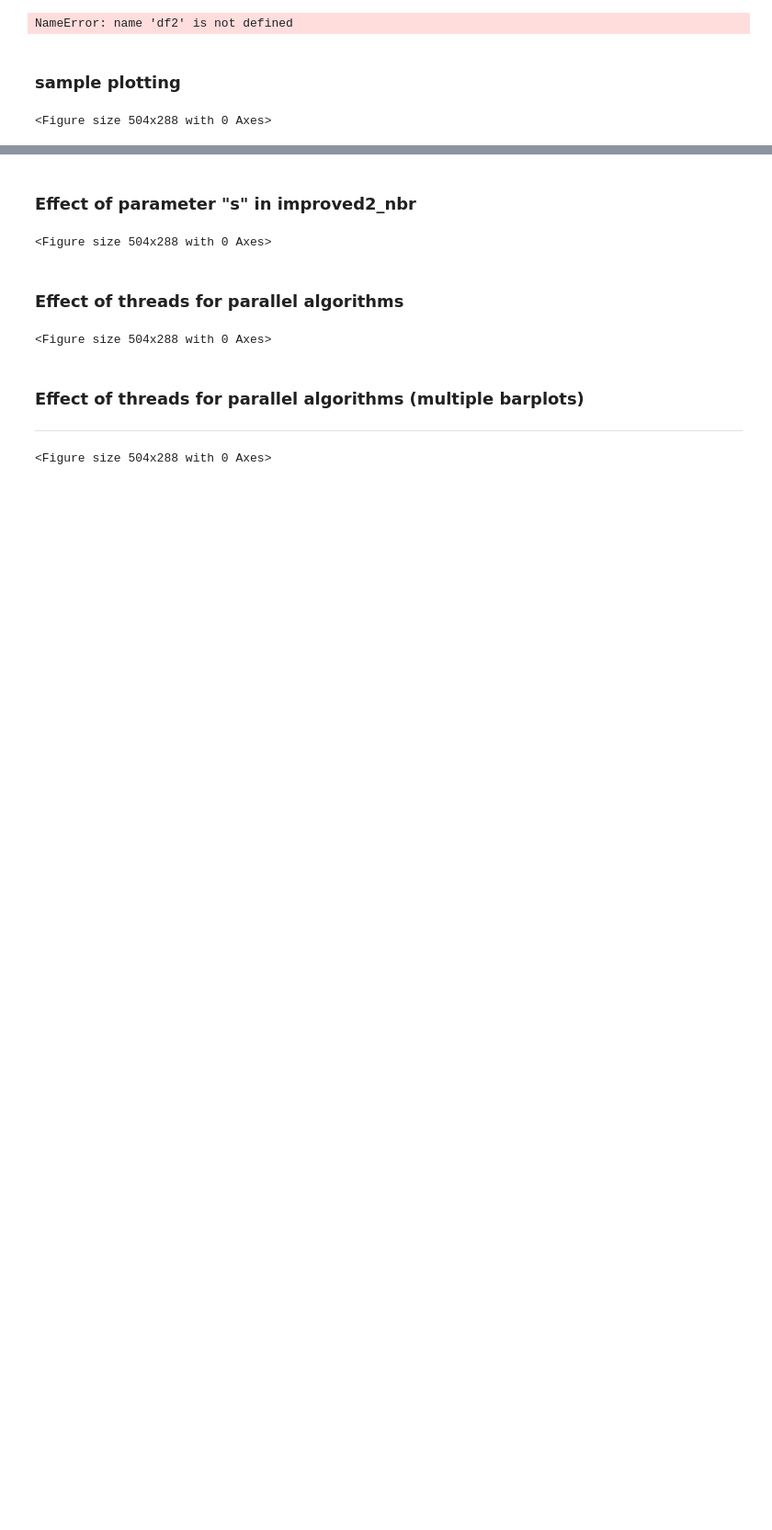
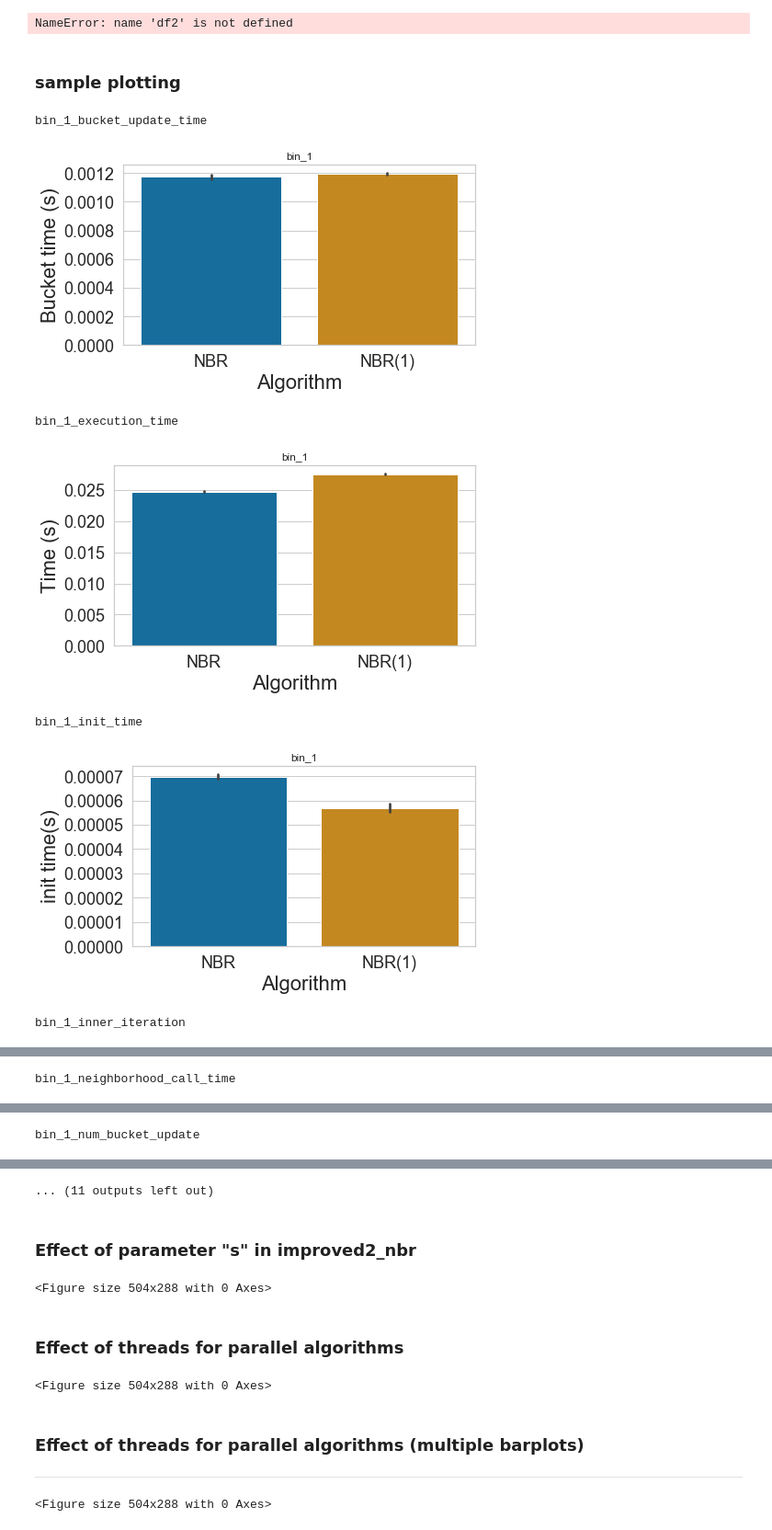
Before and after one commit to bishwamittra/scripts_hg-core-decomposition, a Jupyter notebook: read_output.ipynb, the cells around one changed output, grey strips where cells are left out. Shown at 92% size. Cells and saved outputs as stored; diff of their text form; code cells hidden in the pictures; blank space fills up the shorter version.

```diff
--- a/read_output.ipynb
+++ b/read_output.ipynb
@@ -50,7 +50,7 @@ NameError: name 'df2' is not defined
 # %% [markdown]
 ### sample plotting
 # %%
-save = True
+save = False
 
 
 sns.set(rc={'figure.figsize':(7,4)})
@@ -83,31 +83,37 @@ good_name_algo = {
 }
 
 # ['NBR', 'NBR(1)', 'NBR1s', 'NBR(2)',"pNBR(2)","pNBR(3)"]
 group_list = ['dataset']
 for key, item in df.groupby(group_list, as_index=False):
     # key contains dataset
     item['param_s'] = item['param_s'].astype(int)
     item = item.replace({"algo": good_name_algo})
     for y_axis in columns:
 
         sns.barplot(x='algo', y=y_axis, data=item, palette='colorblind', order=['NBR', 'NBR(1)'])
         plt.xlabel('Algorithm', fontsize=fontsize)
         plt.ylabel(good_name[y_axis], fontsize=fontsize)
         # plt.yscale("log")
         plt.xticks(fontsize=labelsize)
         plt.yticks(fontsize=labelsize)
         plt.title(key)
         plt.tight_layout()
         filename = (key + " " + y_axis).replace(" ", "_")
         if(save):
             plt.savefig(output_folder+"fig/" + filename + ".pdf")
         else:
             print(filename)
             plt.show()
         plt.clf()
 
     # Commnet out following to see full results
     if(not save):
         break
 # %% [output]
-<Figure size 504x288 with 0 Axes>
+bin_1_bucket_update_time
+[figure, added]
+bin_1_execution_time
+[figure, added]
+bin_1_init_time
+[figure, added]
+bin_1_inner_iteration
@@ -113,0 +121 @@ for key, item in df.groupby(group_list, as_index=False):
+bin_1_neighborhood_call_time
@@ -113,0 +123 @@ for key, item in df.groupby(group_list, as_index=False):
+bin_1_num_bucket_update
@@ -114,3 +125,4 @@ for key, item in df.groupby(group_list, as_index=False):
+... (11 outputs left out)
 # %% [markdown]
 ### Effect of parameter "s" in improved2_nbr
 # %%
```
Also changed, not shown: parts of 2 cells of this notebook, 5 other files.
